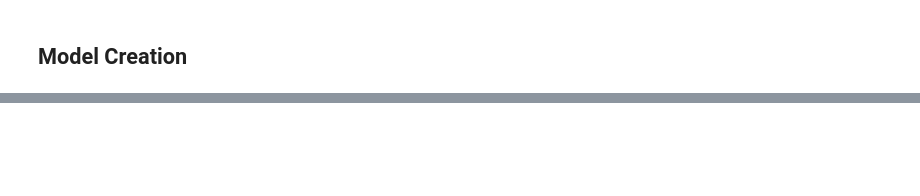
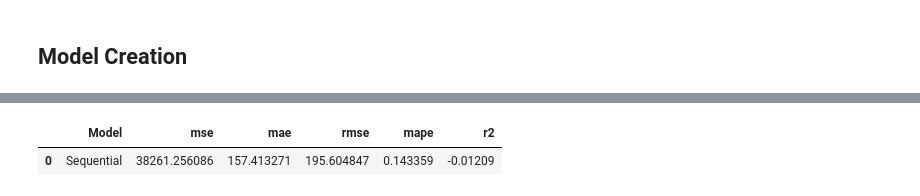
Before and after one commit to miiky976/dl4td_aq, a Jupyter notebook: Master/02Convolution.ipynb, the cells around one changed output, grey strips where cells are left out. Drawn from its saved outputs; the diff is of its cells as text; code cells hidden in the pictures; blank space fills up the shorter version.

```diff
--- a/Master/02Convolution.ipynb
+++ b/Master/02Convolution.ipynb
@@ -250,0 +264,5 @@ results = pd.concat([results, appendError(model, y_test, y_pred)])
+# %%
+results
+# %% [output]
+|  | Model | mse | mae | rmse | mape | r2 |
+| 0 | Sequential | 38261.256086 | 157.413271 | 195.604847 | 0.143359 | -0.01209 |
```
Also changed, not shown: parts of 4 cells of this notebook, 8 other files.
